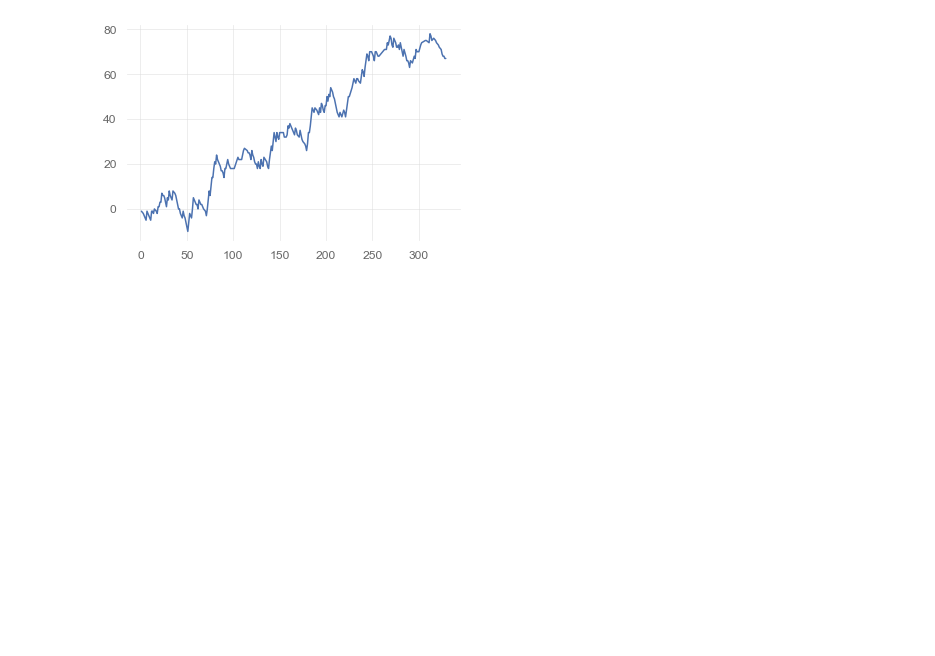
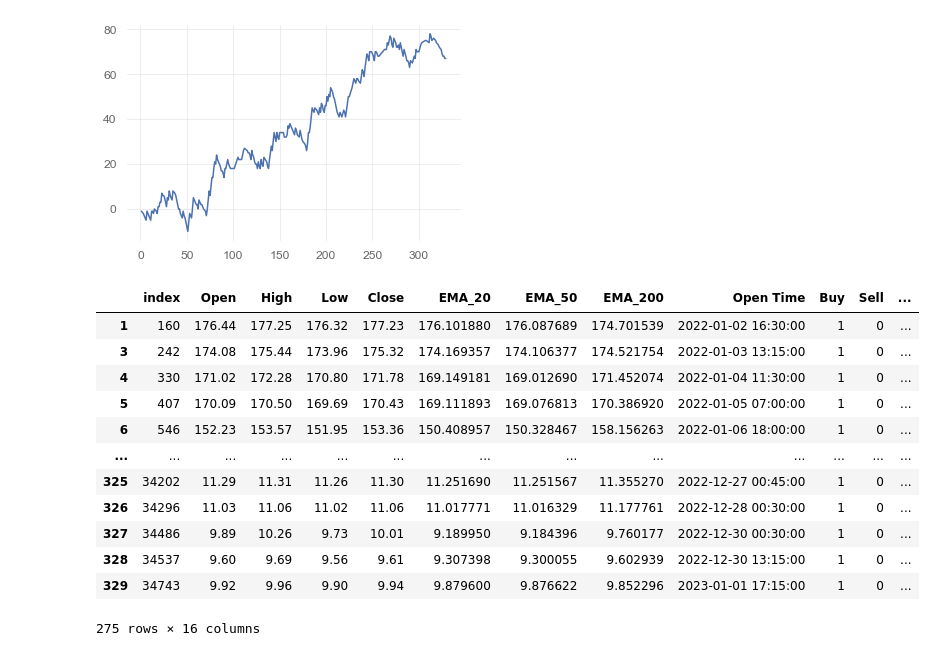
Before and after one commit to devesh2003/Binance-Data-Analysis, a Jupyter notebook: RNN_MA_Strategy.ipynb, the cells around one changed output. Cells and saved outputs as stored; diff of their text form; code cells hidden in the pictures; blank space fills up the shorter version.

```diff
--- a/RNN_MA_Strategy.ipynb
+++ b/RNN_MA_Strategy.ipynb
@@ -213,3 +199,19 @@ trades[ trades["Gap"] >= 0 ]['Returns'].cumsum().plot()
 # %% [output]
 <AxesSubplot:>
 [figure]
+# %%
+trades.drop( trades[ trades["Gap"] < 0 ].index )
+# %% [output]
+|  | index | Open | High | Low | Close | EMA_20 | EMA_50 | EMA_200 | Open Time | Buy | Sell | ... |
+| 1 | 160 | 176.44 | 177.25 | 176.32 | 177.23 | 176.101880 | 176.087689 | 174.701539 | 2022-01-02 16:30:00 | 1 | 0 | ... |
+| 3 | 242 | 174.08 | 175.44 | 173.96 | 175.32 | 174.169357 | 174.106377 | 174.521754 | 2022-01-03 13:15:00 | 1 | 0 | ... |
+| 4 | 330 | 171.02 | 172.28 | 170.80 | 171.78 | 169.149181 | 169.012690 | 171.452074 | 2022-01-04 11:30:00 | 1 | 0 | ... |
+| 5 | 407 | 170.09 | 170.50 | 169.69 | 170.43 | 169.111893 | 169.076813 | 170.386920 | 2022-01-05 07:00:00 | 1 | 0 | ... |
+| 6 | 546 | 152.23 | 153.57 | 151.95 | 153.36 | 150.408957 | 150.328467 | 158.156263 | 2022-01-06 18:00:00 | 1 | 0 | ... |
+| ... | ... | ... | ... | ... | ... | ... | ... | ... | ... | ... | ... | ... |
+| 325 | 34202 | 11.29 | 11.31 | 11.26 | 11.30 | 11.251690 | 11.251567 | 11.355270 | 2022-12-27 00:45:00 | 1 | 0 | ... |
+| 326 | 34296 | 11.03 | 11.06 | 11.02 | 11.06 | 11.017771 | 11.016329 | 11.177761 | 2022-12-28 00:30:00 | 1 | 0 | ... |
+| 327 | 34486 | 9.89 | 10.26 | 9.73 | 10.01 | 9.189950 | 9.184396 | 9.760177 | 2022-12-30 00:30:00 | 1 | 0 | ... |
+| 328 | 34537 | 9.60 | 9.69 | 9.56 | 9.61 | 9.307398 | 9.300055 | 9.602939 | 2022-12-30 13:15:00 | 1 | 0 | ... |
+| 329 | 34743 | 9.92 | 9.96 | 9.90 | 9.94 | 9.879600 | 9.876622 | 9.852296 | 2023-01-01 17:15:00 | 1 | 0 | ... |
+275 rows × 16 columns
```
Also changed, not shown: parts of 5 cells of this notebook, 5 other files.
